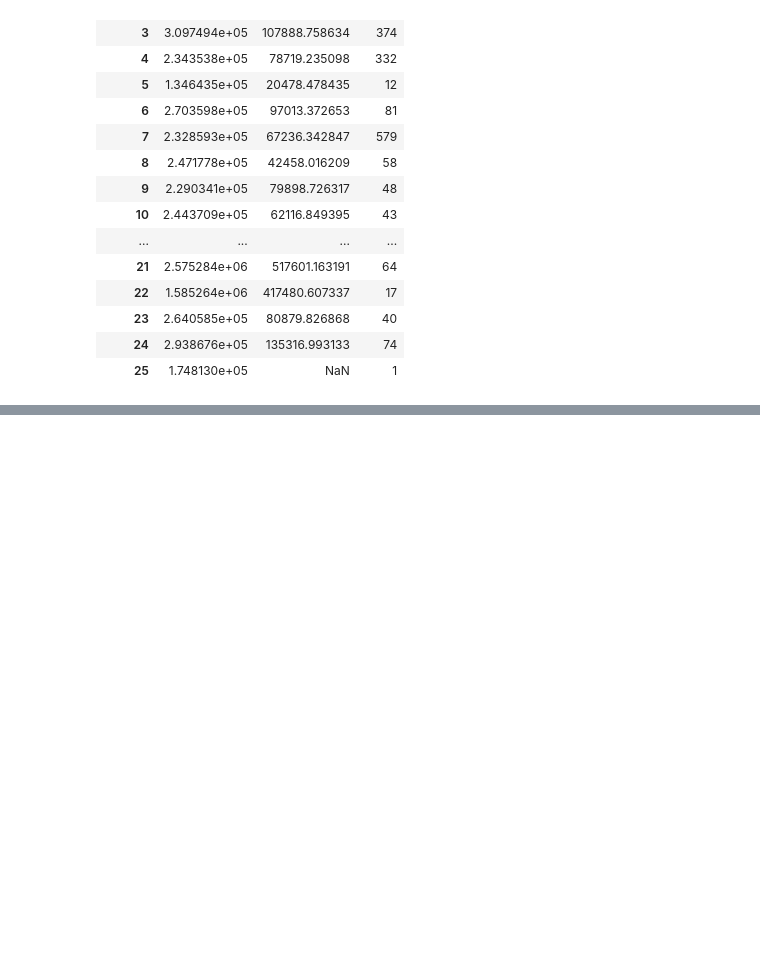
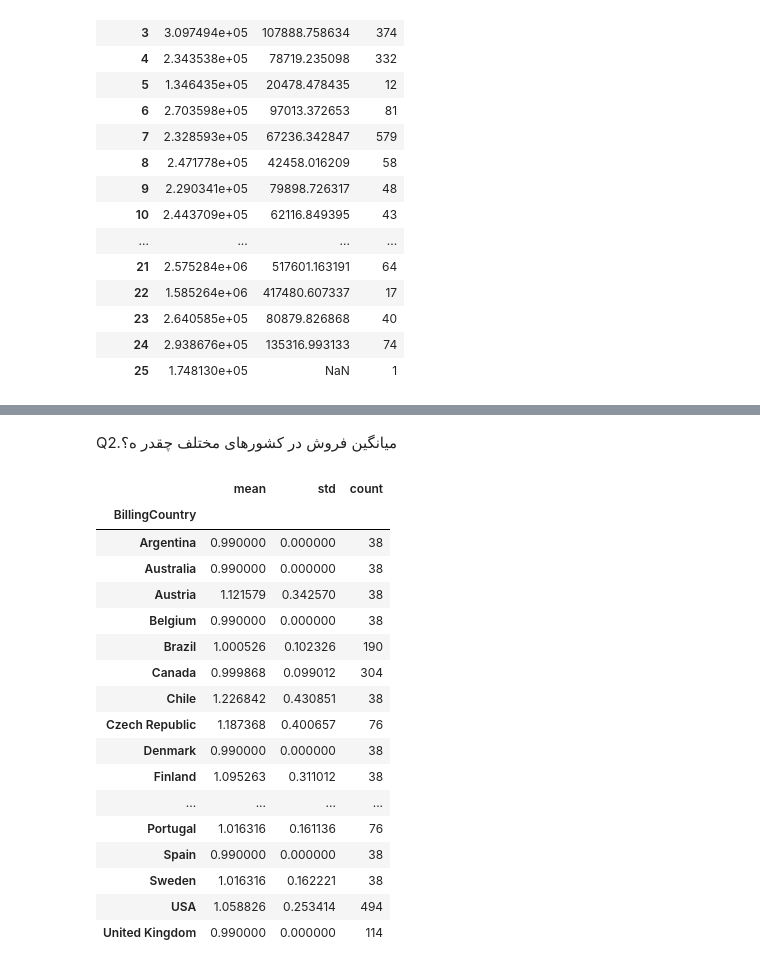
Before and after one commit to Mostafa2rz1/Chinook, a Jupyter notebook: 2.EDA/EDA.ipynb, the cells around one changed output, grey strips where cells are left out. Saved outputs shown, nothing was run; the diff lists cells and outputs as text; code cells hidden in the pictures; blank space fills up the shorter version.

```diff
--- a/2.EDA/EDA.ipynb
+++ b/2.EDA/EDA.ipynb
@@ -795,0 +797,25 @@ GenreId
+# %% [markdown]
+Q2.میانگین فروش در کشورهای مختلف چقدر ه؟
+# %%
+Country_stats = pd.merge(df['invoiceline'][['total_sale','InvoiceId']],df['invoice'][['BillingCountry','InvoiceId']]).groupby(
+    'BillingCountry')['total_sale'].agg(['mean', 'std', 'count'])
+Country_stats
+# %% [output]
+|  | mean | std | count |
+| BillingCountry |  |  |  |
+| Argentina | 0.990000 | 0.000000 | 38 |
+| Australia | 0.990000 | 0.000000 | 38 |
+| Austria | 1.121579 | 0.342570 | 38 |
+| Belgium | 0.990000 | 0.000000 | 38 |
+| Brazil | 1.000526 | 0.102326 | 190 |
+| Canada | 0.999868 | 0.099012 | 304 |
+| Chile | 1.226842 | 0.430851 | 38 |
+| Czech Republic | 1.187368 | 0.400657 | 76 |
+| Denmark | 0.990000 | 0.000000 | 38 |
+| Finland | 1.095263 | 0.311012 | 38 |
+| ... | ... | ... | ... |
+| Portugal | 1.016316 | 0.161136 | 76 |
+| Spain | 0.990000 | 0.000000 | 38 |
+| Sweden | 1.016316 | 0.162221 | 38 |
+| USA | 1.058826 | 0.253414 | 494 |
+| United Kingdom | 0.990000 | 0.000000 | 114 |
```
Also changed, not shown: parts of 4 cells of this notebook.
